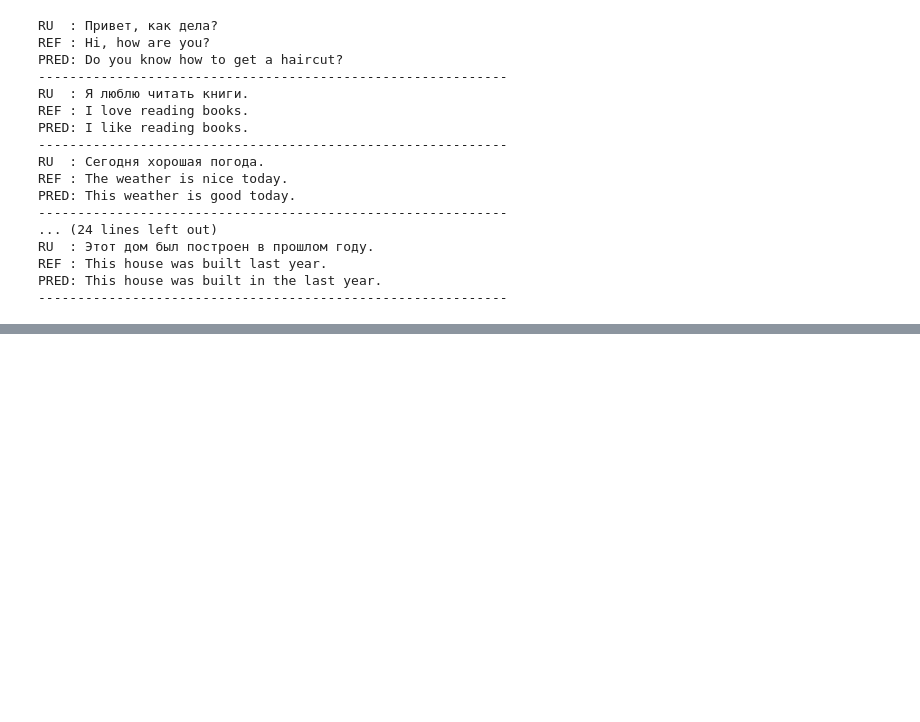
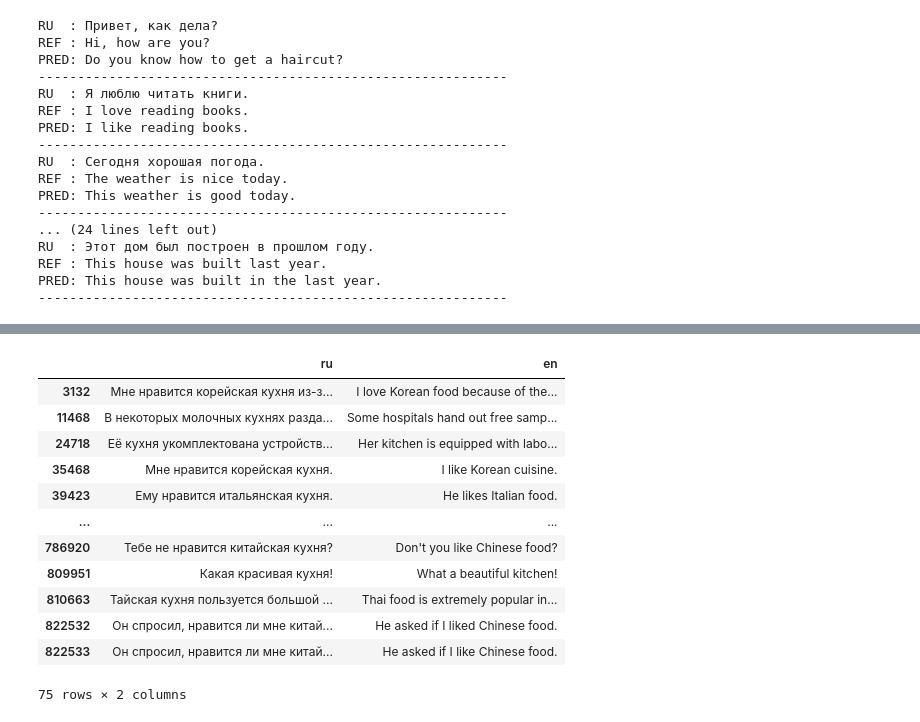
Before and after one commit to ReSpix/neural, a Jupyter notebook: notebooks/rnn/seq2seq.ipynb, the cells around one changed output, grey strips where cells are left out. Drawn from its saved outputs; the diff is of its cells as text; code cells hidden in the pictures; blank space fills up the shorter version.

```diff
--- a/notebooks/rnn/seq2seq.ipynb
+++ b/notebooks/rnn/seq2seq.ipynb
@@ -517,0 +556,16 @@ PRED: This house was built in the last year.
+# %%
+df[df["ru"].str.contains("кухня")]
+# %% [output]
+|  | ru | en |
+| 3132 | Мне нравится корейская кухня из-з... | I love Korean food because of the... |
+| 11468 | В некоторых молочных кухнях разда... | Some hospitals hand out free samp... |
+| 24718 | Её кухня укомплектована устройств... | Her kitchen is equipped with labo... |
+| 35468 | Мне нравится корейская кухня. | I like Korean cuisine. |
+| 39423 | Ему нравится итальянская кухня. | He likes Italian food. |
+| ... | ... | ... |
+| 786920 | Тебе не нравится китайская кухня? | Don't you like Chinese food? |
+| 809951 | Какая красивая кухня! | What a beautiful kitchen! |
+| 810663 | Тайская кухня пользуется большой ... | Thai food is extremely popular in... |
+| 822532 | Он спросил, нравится ли мне китай... | He asked if I liked Chinese food. |
+| 822533 | Он спросил, нравится ли мне китай... | He asked if I like Chinese food. |
+75 rows × 2 columns
```
Also changed, not shown: parts of 17 cells of this notebook.
